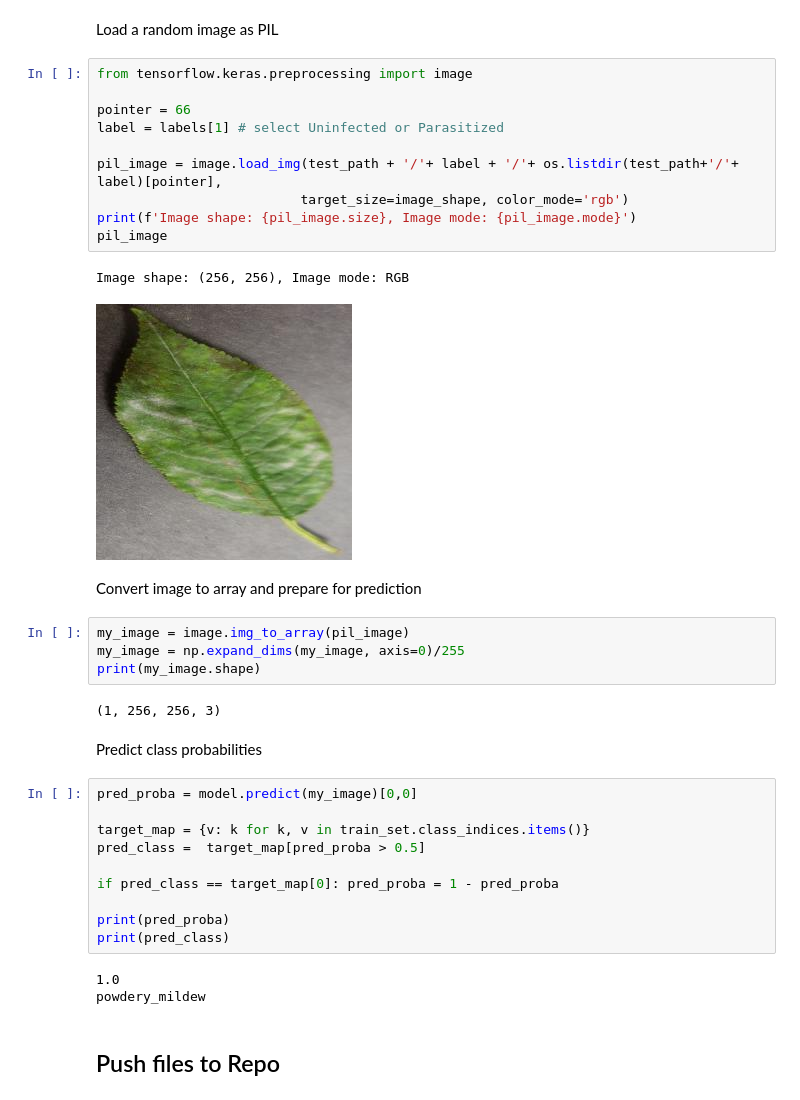
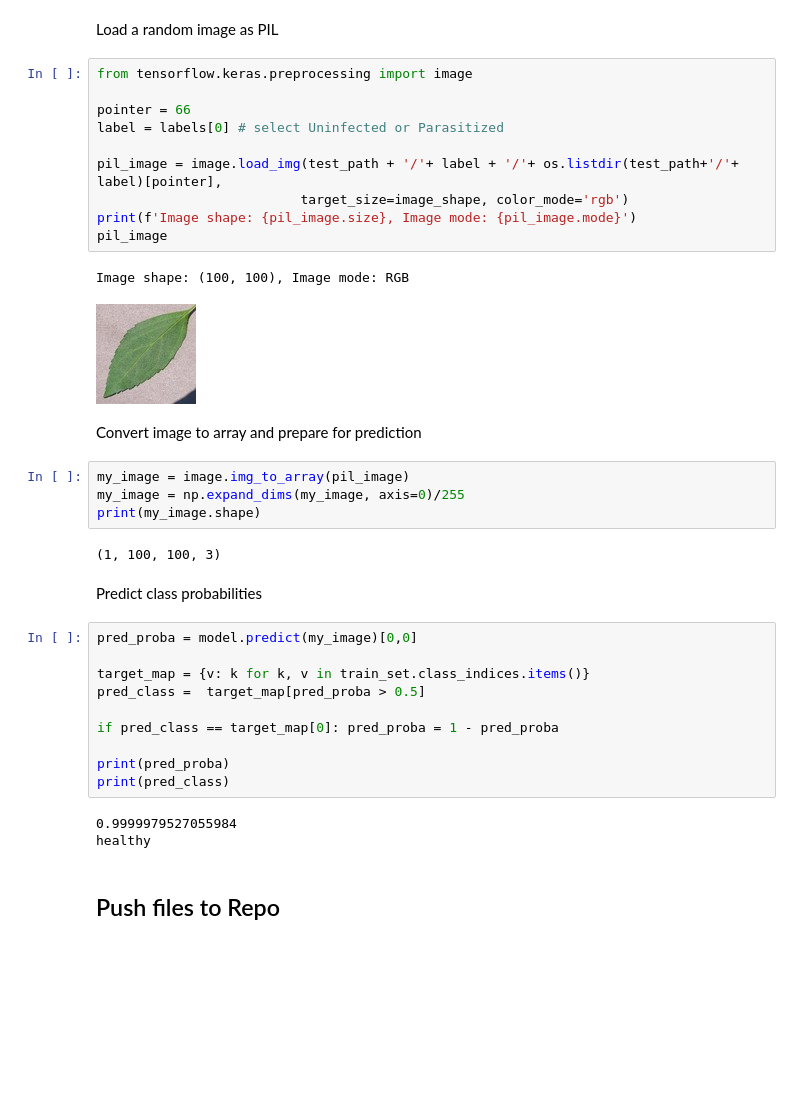
Before and after one commit to jtm2021/mildewproject, a Jupyter notebook: jupyter_notebooks/ModelingAndEvaluating.ipynb, the cells around one changed output. Cells and saved outputs as stored; diff of their text form; blank space fills up the shorter version.

```diff
--- a/jupyter_notebooks/ModelingAndEvaluating.ipynb
+++ b/jupyter_notebooks/ModelingAndEvaluating.ipynb
@@ -377,16 +377,16 @@ Load a random image as PIL
 # %%
 from tensorflow.keras.preprocessing import image
 
 pointer = 66
-label = labels[1] # select Uninfected or Parasitized
+label = labels[0] # select Uninfected or Parasitized
 
 pil_image = image.load_img(test_path + '/'+ label + '/'+ os.listdir(test_path+'/'+ label)[pointer],
                           target_size=image_shape, color_mode='rgb')
 print(f'Image shape: {pil_image.size}, Image mode: {pil_image.mode}')
 pil_image
 # %% [output]
-Image shape: (256, 256), Image mode: RGB
+Image shape: (100, 100), Image mode: RGB
-[figure, old version]
+[figure, new version]
 # %% [markdown]
 Convert image to array and prepare for prediction
 # %%
@@ -394,7 +394,7 @@ my_image = image.img_to_array(pil_image)
 my_image = np.expand_dims(my_image, axis=0)/255
 print(my_image.shape)
 # %% [output]
-(1, 256, 256, 3)
+(1, 100, 100, 3)
 # %% [markdown]
 Predict class probabilities
 # %%
@@ -408,8 +408,8 @@ if pred_class == target_map[0]: pred_proba = 1 - pred_proba
 print(pred_proba)
 print(pred_class)
 # %% [output]
-1.0
-powdery_mildew
+0.9999979527055984
+healthy
 # %% [markdown]
 ## Push files to Repo
 # %% [markdown]
```
Also changed, not shown: parts of 9 cells of this notebook, 8 other files.
